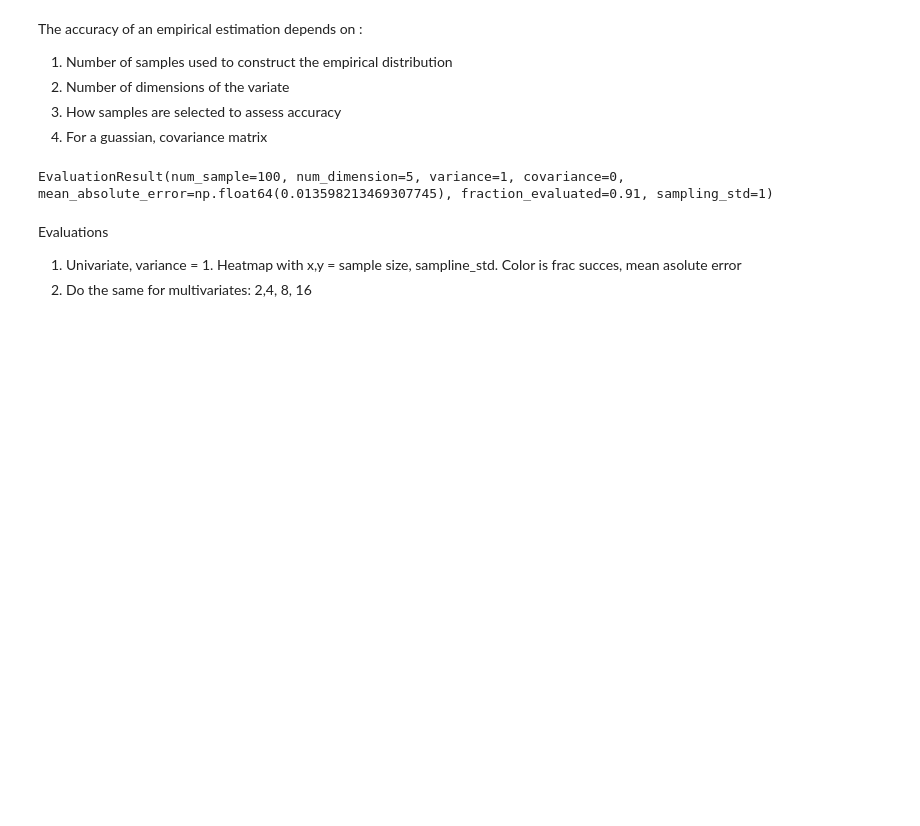
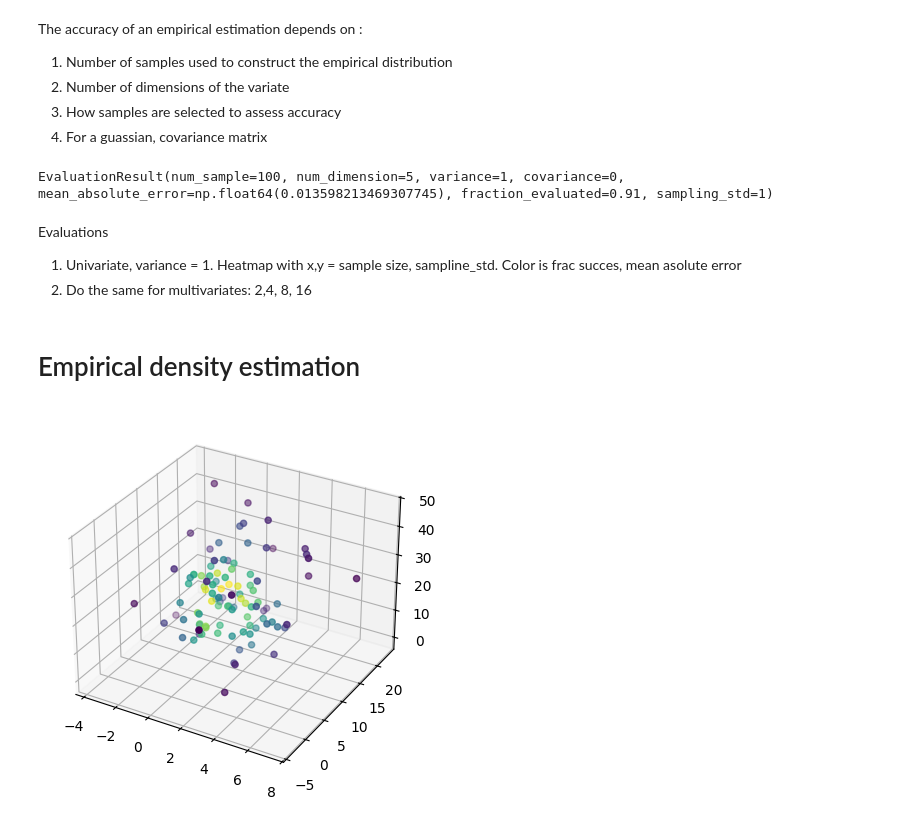
Before and after one commit to ModelEngineering/autoencodersb, a Jupyter notebook: notebooks/Evaluation of Estimations.ipynb, the cells around one changed output. Cells and saved outputs as stored; diff of their text form; code cells hidden in the pictures; blank space fills up the shorter version.

```diff
--- a/notebooks/Evaluation of Estimations.ipynb
+++ b/notebooks/Evaluation of Estimations.ipynb
@@ -88,3 +88,26 @@ EvaluationResult(num_sample=100, num_dimension=5, variance=1, covariance=0, mean
 Evaluations
 1. Univariate, variance = 1. Heatmap with x,y = sample size, sampline_std. Color is frac succes, mean asolute error
 2. Do the same for multivariates: 2,4, 8, 16
+# %% [markdown]
+# Empirical density estimation
+# %%
+import numpy as np
+from scipy import stats
+import matplotlib.pyplot as plt
+from mpl_toolkits.mplot3d import Axes3D
+
+mu=np.array([1,10,20])
+sigma=np.matrix([[4,10,0],[10,25,0],[0,0,100]])
+sigma=np.matrix([[4,1,0],[1,25,0],[0,0,100]])
+data=np.random.multivariate_normal(mu,sigma,100)
+values = data.T
+
+kde = stats.gaussian_kde(values)
+density = kde(values)
+
+fig, ax = plt.subplots(subplot_kw=dict(projection='3d'))
+x, y, z = values
+ax.scatter(x, y, z, c=density)
+plt.show()
+# %% [output]
+[figure, added]
```
Also changed, not shown: parts of 3 cells of this notebook, 14 other files.
